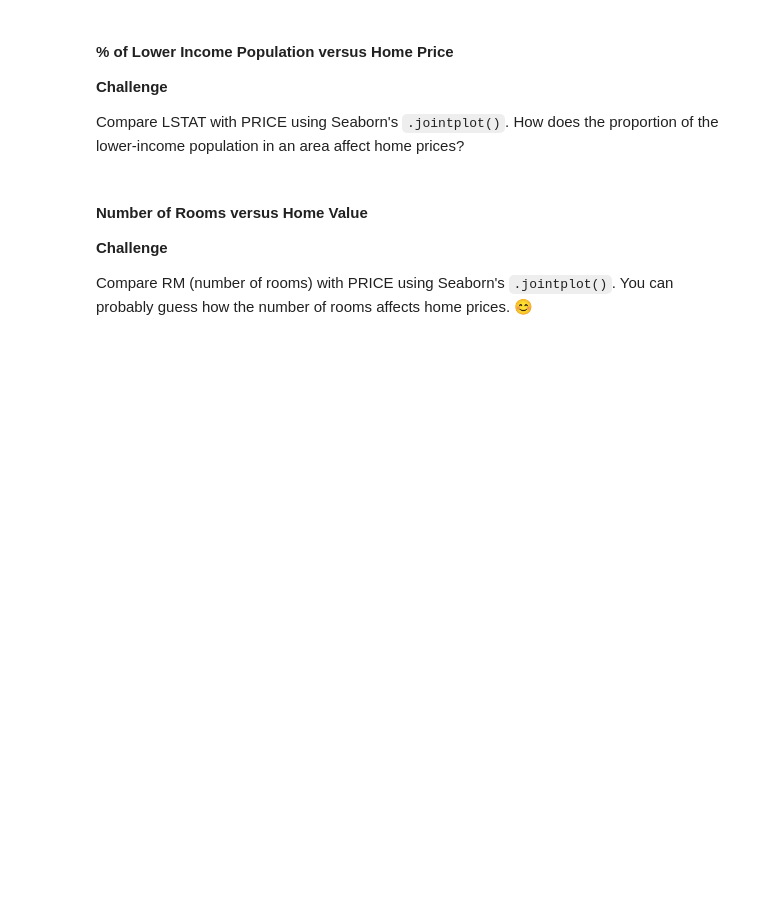
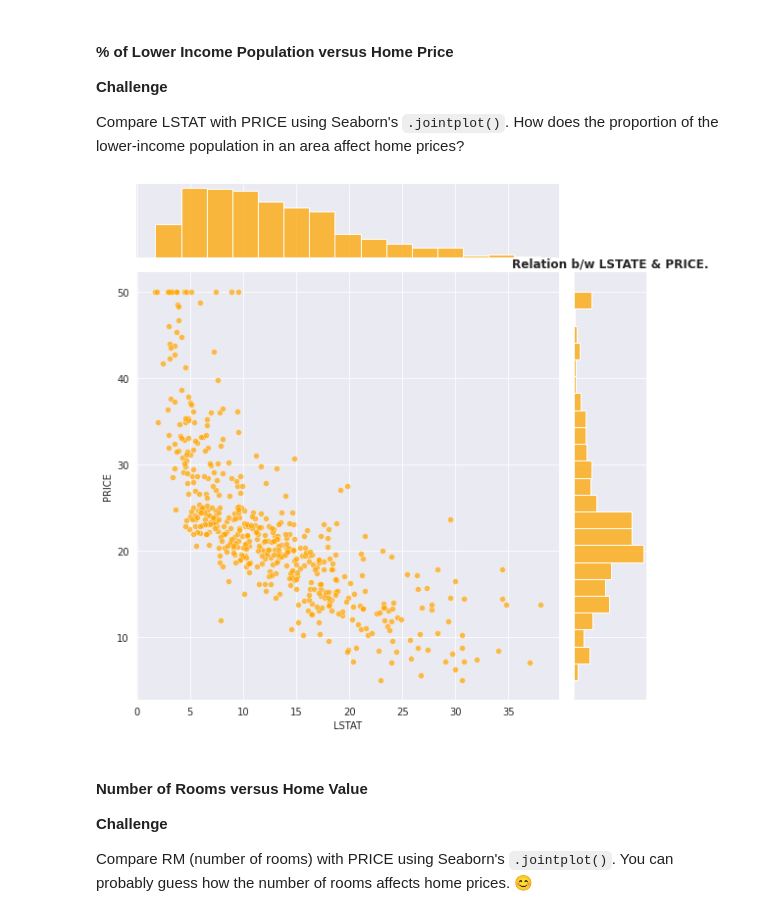
Before and after one commit to DarkDk123/House-valuation-model, a Jupyter notebook: Multivariable_Regression_and_Valuation_Model_(start).ipynb, the cells around one changed output. Saved outputs shown, nothing was run; the diff lists cells and outputs as text; code cells hidden in the pictures; blank space fills up the shorter version.

Commit message:
Relation b/w LSTAT & PRICE

```diff
--- a/Multivariable_Regression_and_Valuation_Model_(start).ipynb
+++ b/Multivariable_Regression_and_Valuation_Model_(start).ipynb
@@ -505,6 +505,20 @@ In the top left corner we see that all the homes with 8 or more rooms, LSTAT is
 **Challenge**
 
 Compare LSTAT with PRICE using Seaborn's `.jointplot()`. How does the proportion of the lower-income population in an area affect home prices?
+# %%
+with sns.axes_style('darkgrid'):
+    sns.jointplot(
+        x=data.LSTAT,
+        y=data.PRICE,
+        color='orange',
+        height=8,
+        joint_kws={'alpha': 0.7}
+    )
+plt.title('Relation b/w LSTATE & PRICE.', fontdict=dict(size=12,
+          weight='bold', family='New Times Roman'))
+plt.show()
+# %% [output]
+[figure, added]
 # %% [markdown]
 #### Number of Rooms versus Home Value
 
```
